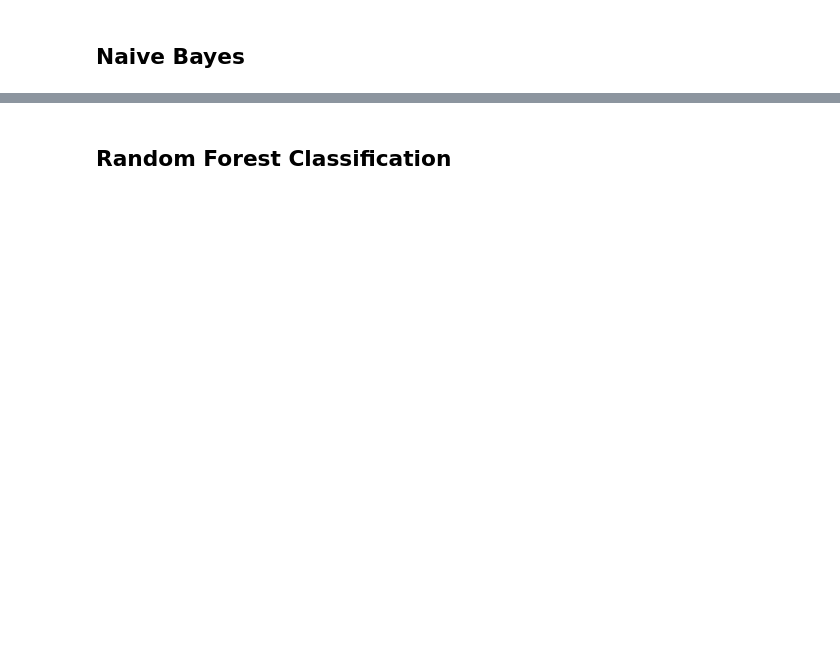
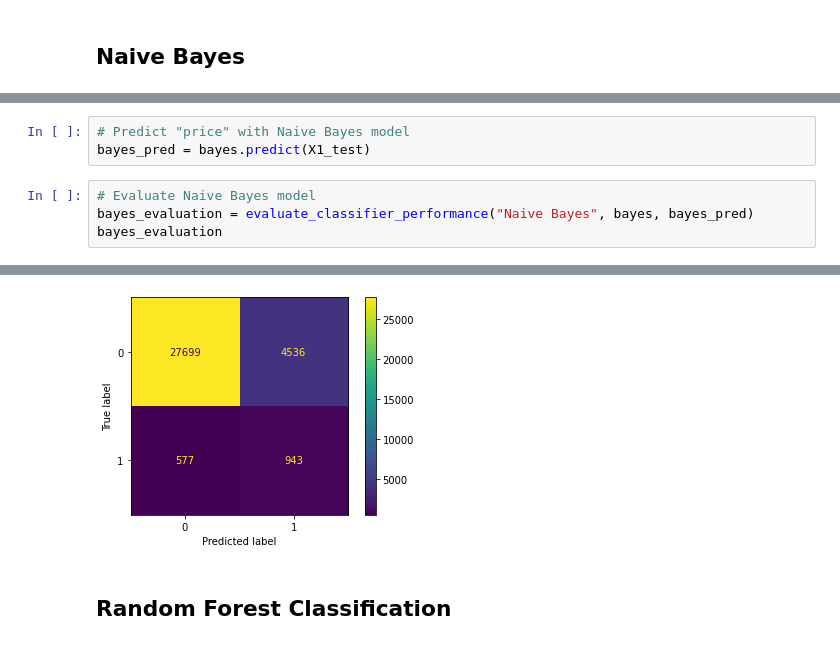
Before and after one commit to danielfsimangunsong/craiglist-sales-prediction, a Jupyter notebook: Craiglist_Sales_Prediction.ipynb, the cells around one changed output, grey strips where cells are left out. Drawn from its saved outputs; the diff is of its cells as text; blank space fills up the shorter version.

```diff
--- a/Craiglist_Sales_Prediction.ipynb
+++ b/Craiglist_Sales_Prediction.ipynb
@@ -639,0 +672,8 @@ gbr_evaluation
+# %%
+# Predict "price" with Naive Bayes model
+bayes_pred = bayes.predict(X1_test)
+# %%
+# Evaluate Naive Bayes model
+bayes_evaluation = evaluate_classifier_performance("Naive Bayes", bayes, bayes_pred)
+bayes_evaluation
+# %% [output]
@@ -640,2 +682,3 @@ gbr_evaluation
+[figure, added]
 # %% [markdown]
 ## Random Forest Classification
```
Also changed, not shown: parts of 27 cells of this notebook.
